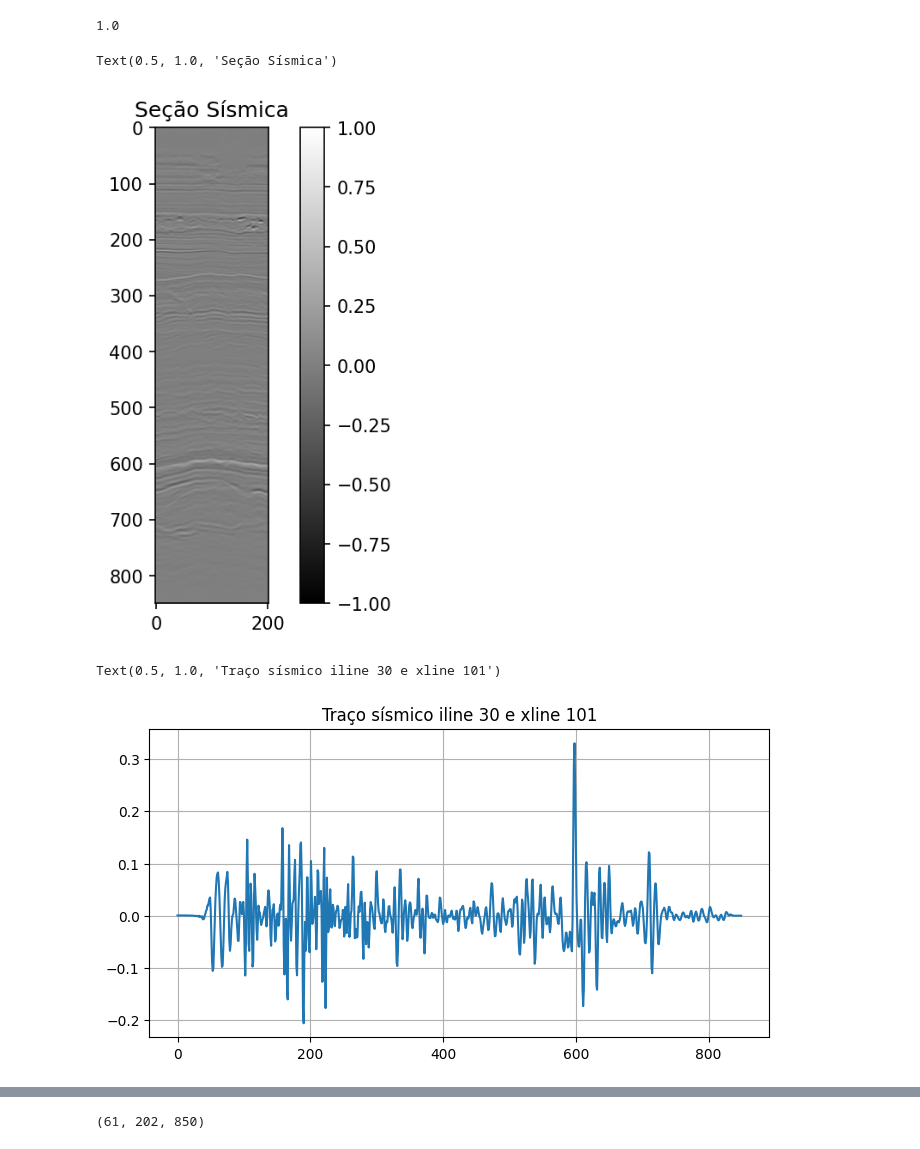
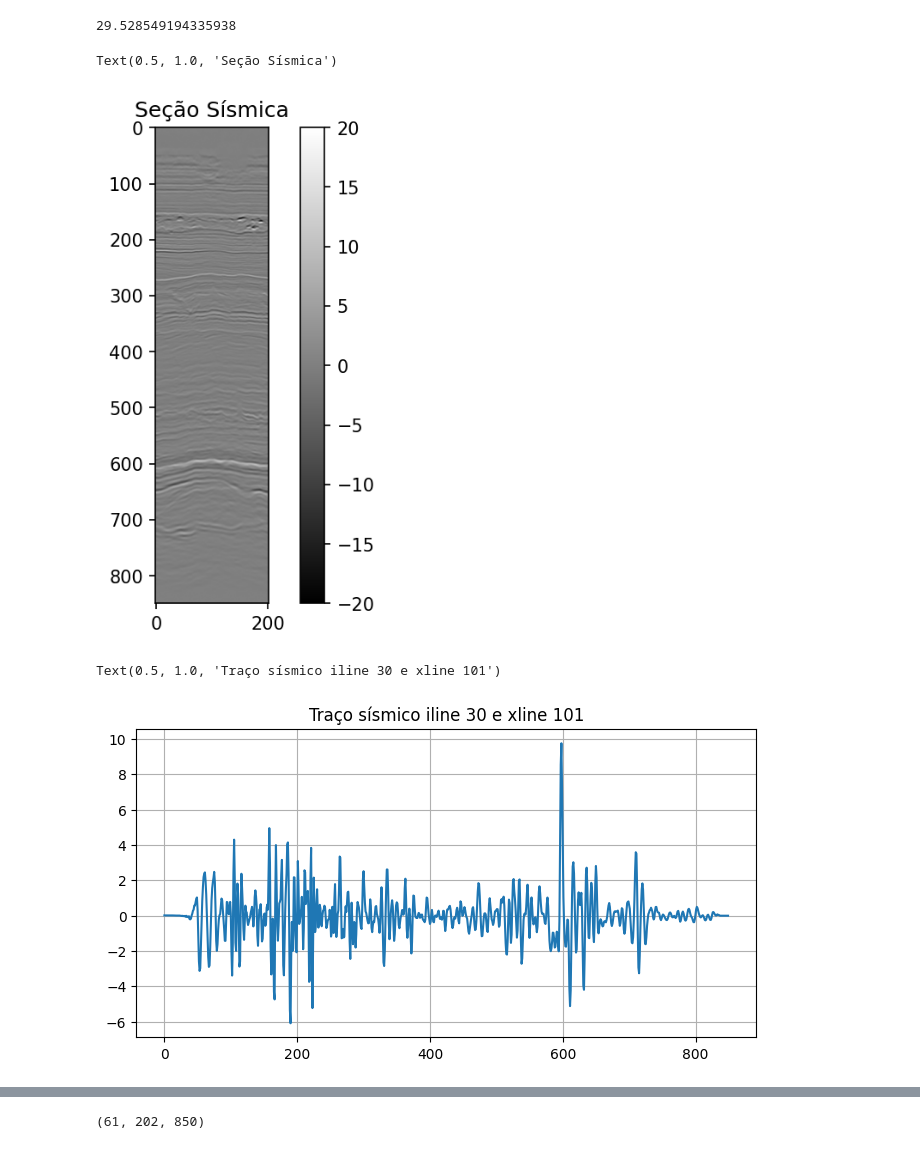
Before and after one commit to albano-a/InvertLab, a Jupyter notebook: normal_equations.ipynb, the cells around one changed output, grey strips where cells are left out. Saved outputs shown, nothing was run; the diff lists cells and outputs as text; code cells hidden in the pictures.

```diff
--- a/normal_equations.ipynb
+++ b/normal_equations.ipynb
@@ -55,18 +57,18 @@ d[ilgrid.ravel()[traces_available.ravel()],
 
 nil, nxl, nt = len(ilines), len(xlines), len(t)
 # %%
-d = d / np.max(d)
+# d = d / np.max(d)
 print(np.max(d))
 
 plt.figure(dpi=150)
 
-plt.imshow(d[60, :, :].T, vmin=-1, vmax=1, cmap="gray")
+plt.imshow(d[60, :, :].T, vmin=-20, vmax=20, cmap="gray")
 plt.colorbar()
 plt.title("Seção Sísmica")
 # %% [output]
-1.0
+29.528549194335938
 Text(0.5, 1.0, 'Seção Sísmica')
-[figure, old version]
+[figure, new version]
 # %%
 plt.figure(figsize=(8,4))
 plt.plot(d[30, 101, :])
@@ -74,7 +76,7 @@ plt.grid()
 plt.title("Traço sísmico iline 30 e xline 101")
 # %% [output]
 Text(0.5, 1.0, 'Traço sísmico iline 30 e xline 101')
-[figure, old version]
+[figure, new version]
 # %%
 """
 Simulação de um modelo de baixa!!
```
Also changed, not shown: parts of 11 cells of this notebook.
